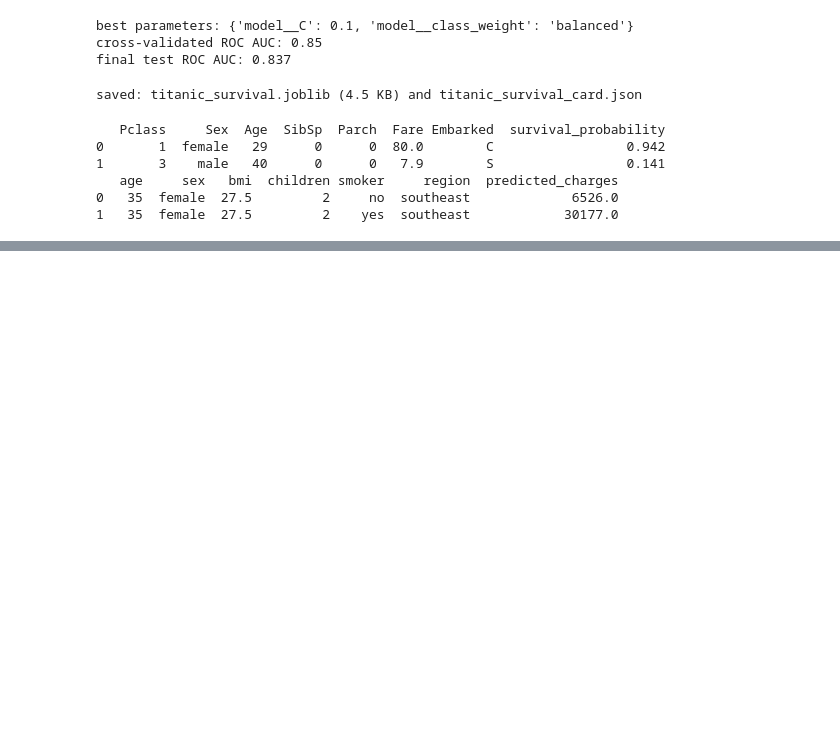
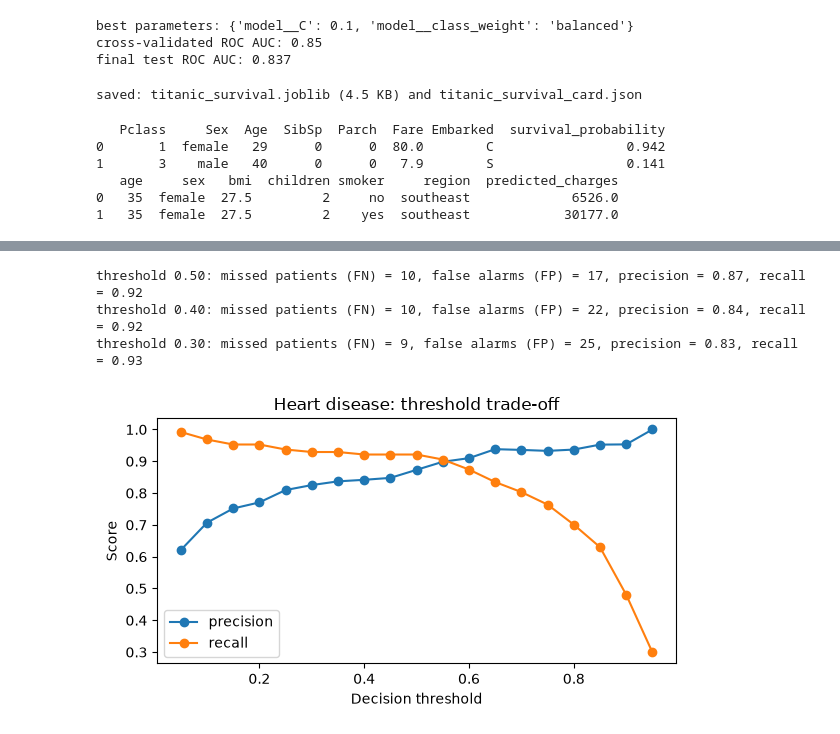
Before and after one commit to AdriannaSofea/MACHINE-LEARNING_22011496, a Jupyter notebook: all_experiments/Lab 2_ML_22011496.ipynb, the cells around one changed output, grey strips where cells are left out. Drawn from its saved outputs; the diff is of its cells as text; code cells hidden in the pictures; blank space fills up the shorter version.

Commit message:
Complete Lab 2 try it yourself, decision memo and questions

```diff
--- a/all_experiments/Lab 2_ML_22011496.ipynb
+++ b/all_experiments/Lab 2_ML_22011496.ipynb
@@ -474,0 +568,30 @@ print(new_customer)
+# %%
+prob_h = fitted_h["logistic"].predict_proba(Xh_valid)[:, 1]
+
+for threshold in [0.50, 0.40, 0.30]:
+    pred_h = (prob_h >= threshold).astype(int)
+    tn, fp, fn, tp = confusion_matrix(yh_valid, pred_h).ravel()
+    print(f"threshold {threshold:.2f}: missed patients (FN) = {fn}, "
+          f"false alarms (FP) = {fp}, "
+          f"precision = {precision_score(yh_valid, pred_h):.2f}, "
+          f"recall = {recall_score(yh_valid, pred_h):.2f}")
+
+thresholds = np.linspace(0.05, 0.95, 19)
+precisions_h = [precision_score(yh_valid, (prob_h >= t).astype(int), zero_division=0)
+                for t in thresholds]
+recalls_h = [recall_score(yh_valid, (prob_h >= t).astype(int)) for t in thresholds]
+
+plt.figure(figsize=(6, 3.4))
+plt.plot(thresholds, precisions_h, marker="o", label="precision")
+plt.plot(thresholds, recalls_h, marker="o", label="recall")
+plt.xlabel("Decision threshold")
+plt.ylabel("Score")
+plt.title("Heart disease: threshold trade-off")
+plt.legend()
+plt.tight_layout()
+plt.show()
+# %% [output]
+threshold 0.50: missed patients (FN) = 10, false alarms (FP) = 17, precision = 0.87, recall = 0.92
+threshold 0.40: missed patients (FN) = 10, false alarms (FP) = 22, precision = 0.84, recall = 0.92
+threshold 0.30: missed patients (FN) = 9, false alarms (FP) = 25, precision = 0.83, recall = 0.93
+[figure, added]
```
Also changed, not shown: parts of 5 cells of this notebook.
